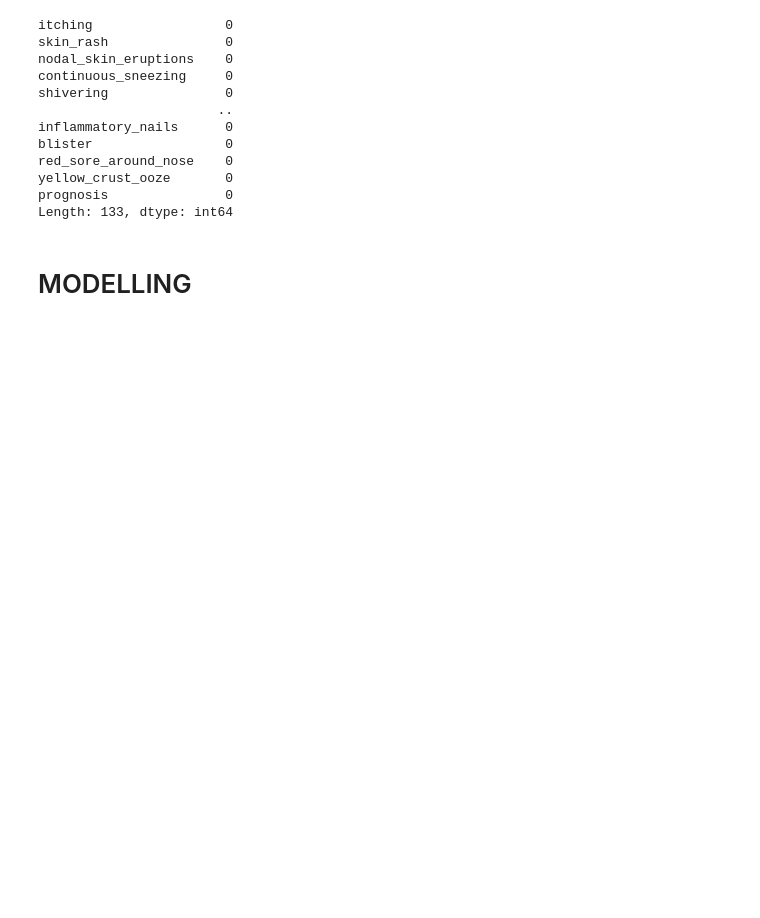
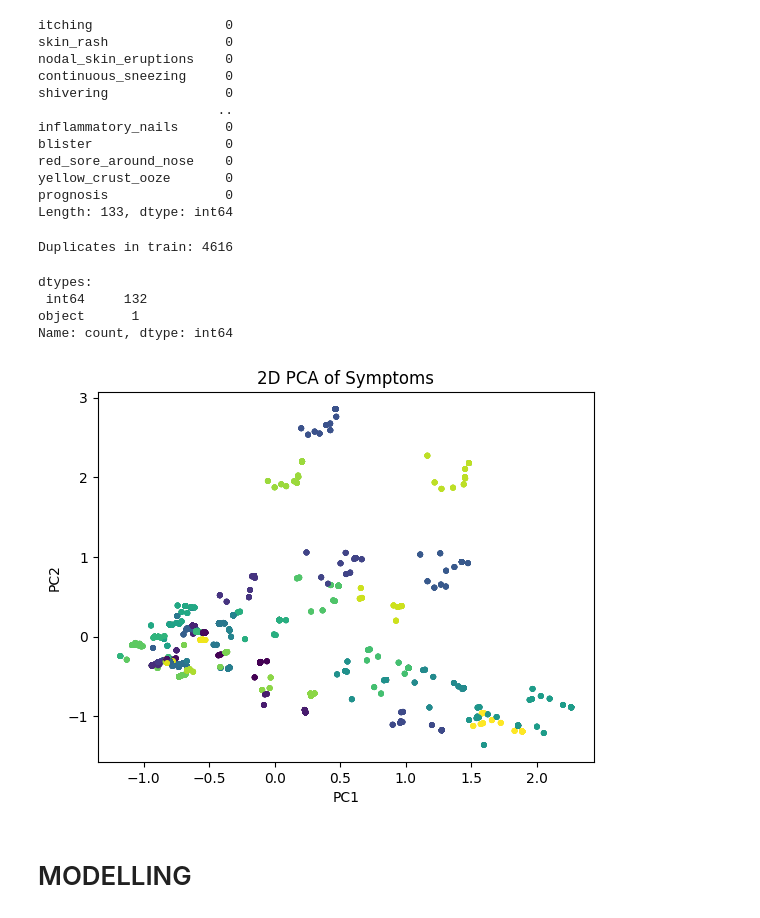
Before and after one commit to King-kin5/ml, a Jupyter notebook: logistics_regression/Disease/precaution.ipynb, the cells around one changed output. Saved outputs shown, nothing was run; the diff lists cells and outputs as text; code cells hidden in the pictures; blank space fills up the shorter version.

```diff
--- a/logistics_regression/Disease/precaution.ipynb
+++ b/logistics_regression/Disease/precaution.ipynb
@@ -51,6 +61,31 @@ red_sore_around_nose    0
 yellow_crust_ooze       0
 prognosis               0
 Length: 133, dtype: int64
+# %%
+print("Duplicates in train:", train_data.duplicated().sum())
+# %% [output]
+Duplicates in train: 4616
+# %%
+print("dtypes:\n", train_data.dtypes.value_counts())
+# %% [output]
+dtypes:
+ int64     132
+object      1
+Name: count, dtype: int64
+# %%
+from sklearn.decomposition import PCA
+
+X = train_data.drop("prognosis", axis=1)
+pca = PCA(n_components=2)
+proj = pca.fit_transform(X)
+
+plt.scatter(proj[:,0], proj[:,1], c=train_data['prognosis'].astype('category').cat.codes, s=10)
+plt.title("2D PCA of Symptoms")
+plt.xlabel("PC1")
+plt.ylabel("PC2")
+plt.show()
+# %% [output]
+[figure, added]
 # %% [markdown]
 # MODELLING
 # %%
```
Also changed, not shown: parts of 7 cells of this notebook, 2 other files.
